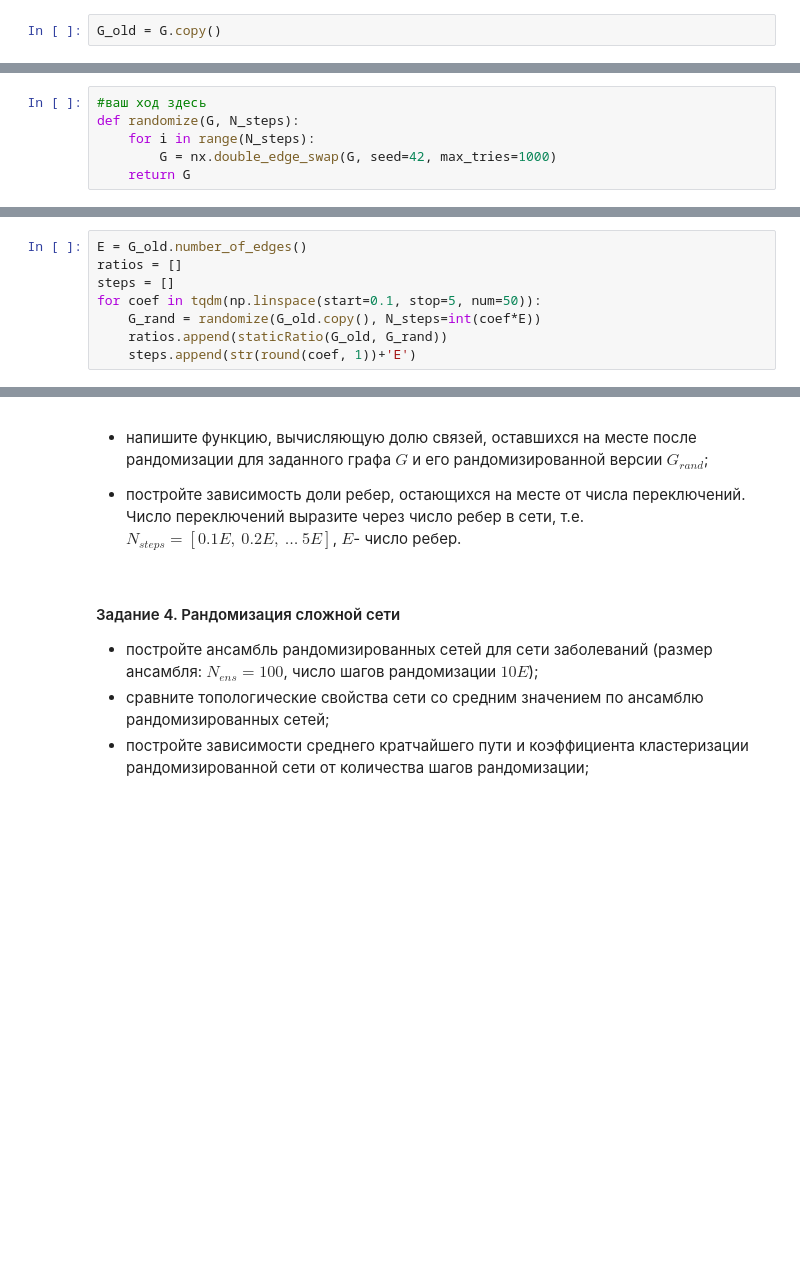
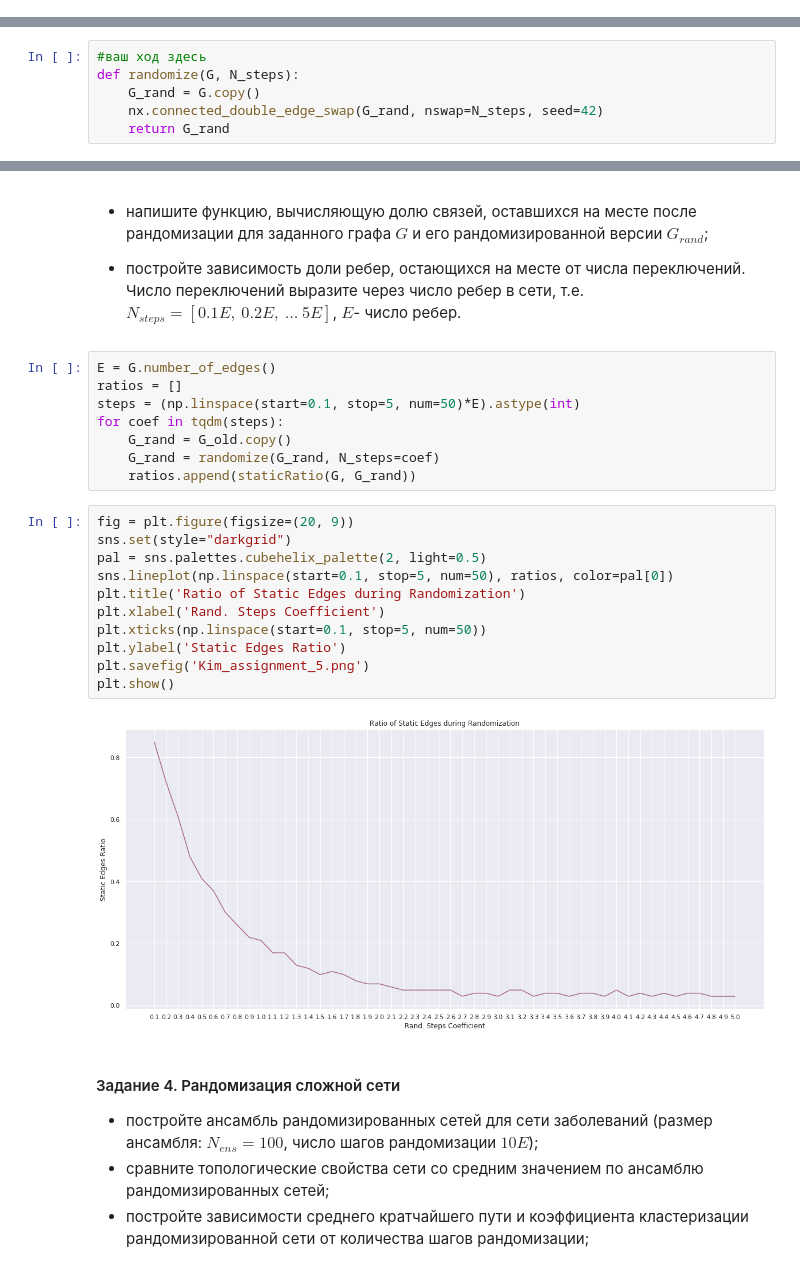
Before and after one commit to kimaril/networksch, a Jupyter notebook: notebooks/NS_Assignment_05.ipynb, the cells around one changed output, grey strips where cells are left out. Cells and saved outputs as stored; diff of their text form; blank space fills up the shorter version.

```diff
--- a/notebooks/NS_Assignment_05.ipynb
+++ b/notebooks/NS_Assignment_05.ipynb
@@ -194,5 +194,3 @@ G = nx.read_edgelist('../data/bio-diseasome.txt')
 # %%
 def check_degrees(G1: nx.Graph, G2: nx.Graph) -> bool:
     return all(np.array(degreesToList(G1))==np.array(degreesToList(G2)))
-# %%
-G_old = G.copy()
@@ -209,9 +203,9 @@ True
 # %%
 #ваш ход здесь
 def randomize(G, N_steps):
-    for i in range(N_steps):
-        G = nx.double_edge_swap(G, seed=42, max_tries=1000)
-    return G
+    G_rand = G.copy()
+    nx.connected_double_edge_swap(G_rand, nswap=N_steps, seed=42)
+    return G_rand
 # %%
 def staticRatio(G, G_rand):
     return round(sum([e in G_rand.edges() for e in G.edges()])/len(G.edges()), 2)
@@ -220,10 +214,2 @@ check_degrees(G_old, randomize(G, N_steps=100))
 # %% [output]
 True
-# %%
-E = G_old.number_of_edges()
-ratios = []
-steps = []
-for coef in tqdm(np.linspace(start=0.1, stop=5, num=50)):
-    G_rand = randomize(G_old.copy(), N_steps=int(coef*E))
-    ratios.append(staticRatio(G_old, G_rand))
-    steps.append(str(round(coef, 1))+'E')
@@ -242,6 +217,27 @@ plt.show()
 * напишите функцию, вычисляющую долю связей, оставшихся на месте после рандомизации для заданного графа $G$ и его рандомизированной версии $G_{rand}$;
 
 * постройте зависимость доли ребер, остающихся на месте от числа переключений. Число переключений выразите через число ребер в сети, т.е. $N_{steps}=\left[0.1E,~0.2E,~\dots~5E\right]$, $E$- число ребер.
+# %%
+E = G.number_of_edges()
+ratios = []
+steps = (np.linspace(start=0.1, stop=5, num=50)*E).astype(int)
+for coef in tqdm(steps):
+    G_rand = G_old.copy()
+    G_rand = randomize(G_rand, N_steps=coef)
+    ratios.append(staticRatio(G, G_rand))
+# %%
+fig = plt.figure(figsize=(20, 9))
+sns.set(style="darkgrid")
+pal = sns.palettes.cubehelix_palette(2, light=0.5)
+sns.lineplot(np.linspace(start=0.1, stop=5, num=50), ratios, color=pal[0])
+plt.title('Ratio of Static Edges during Randomization')
+plt.xlabel('Rand. Steps Coefficient')
+plt.xticks(np.linspace(start=0.1, stop=5, num=50))
+plt.ylabel('Static Edges Ratio')
+plt.savefig('Kim_assignment_5.png')
+plt.show()
+# %% [output]
+[figure, added]
 # %% [markdown]
 #### Задание 4. Рандомизация сложной сети
 * постройте ансамбль рандомизированных сетей для сети заболеваний (размер ансамбля: $N_{ens}=100$, число шагов рандомизации $10E$);
```
Also changed, not shown: parts of 8 cells of this notebook.
